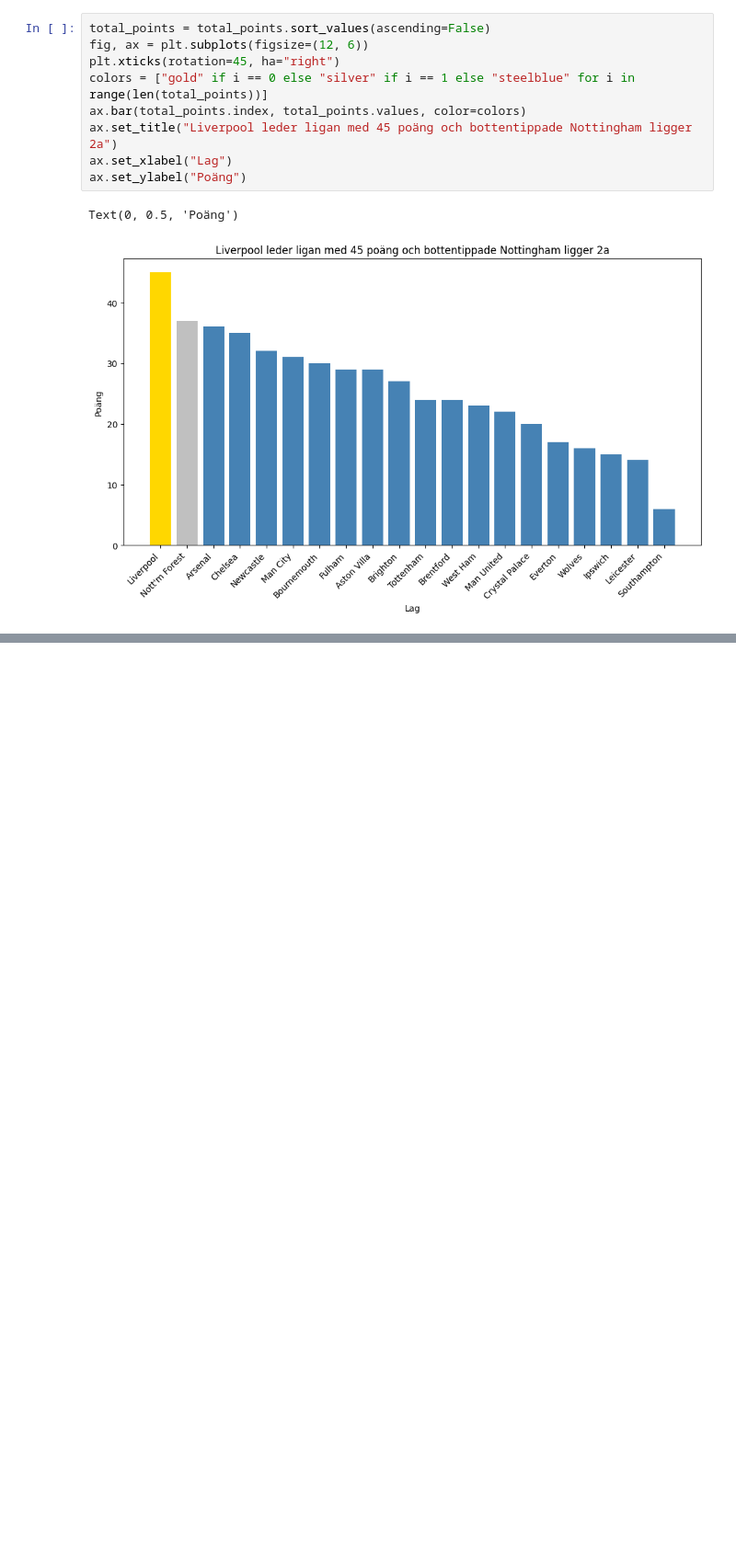
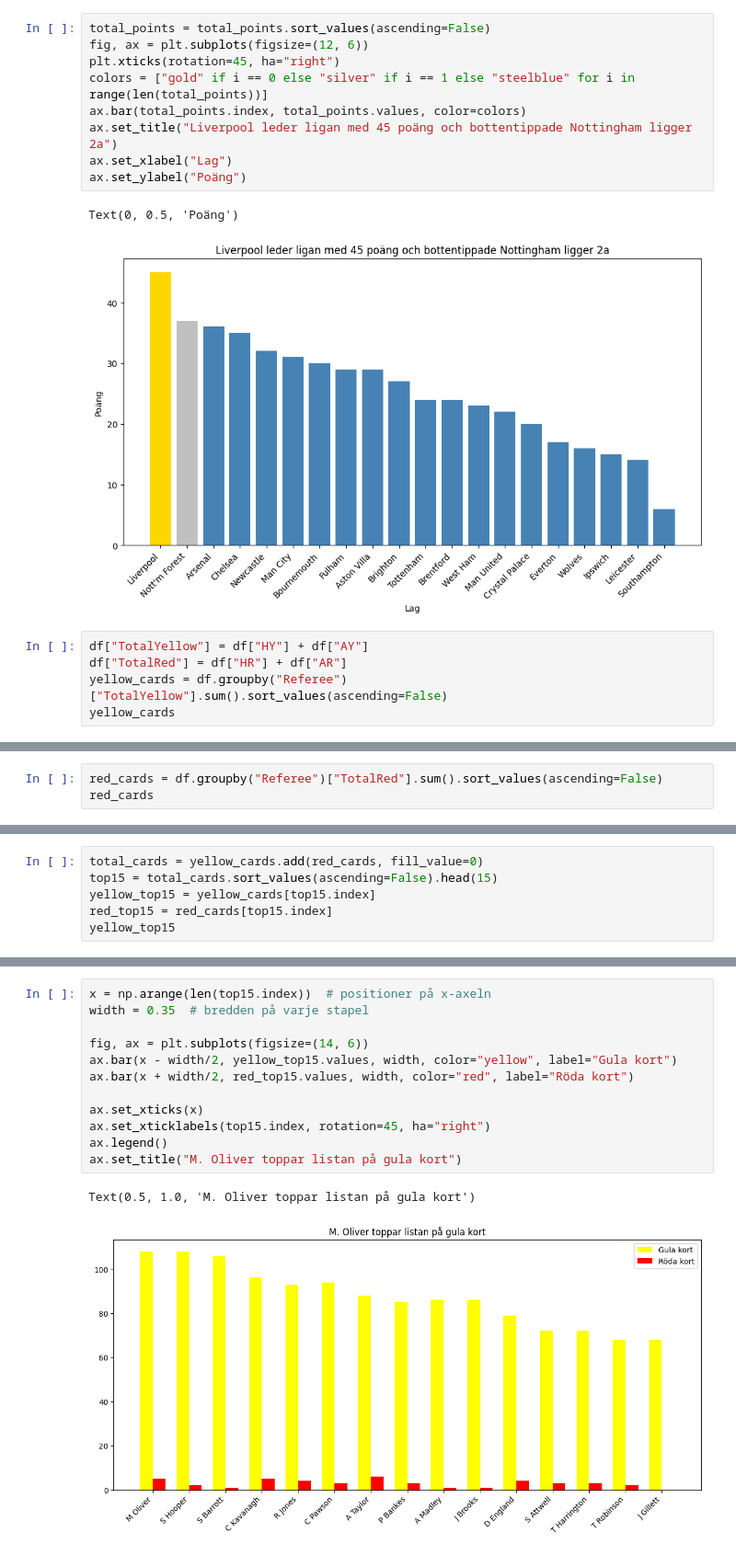
Before and after one commit to OliverApel96/kk1-premier-league, a Jupyter notebook: notebook.ipynb, the cells around one changed output, grey strips where cells are left out. Shown at 92% size. Cells and saved outputs as stored; diff of their text form; blank space fills up the shorter version.

Commit message:
Yellow and red cards per game, to see Referees total.

```diff
--- a/notebook.ipynb
+++ b/notebook.ipynb
@@ -64,3 +64,8 @@ ax.set_ylabel("Poäng")
 # %% [output]
 Text(0, 0.5, 'Poäng')
 [figure]
+# %%
+df["TotalYellow"] = df["HY"] + df["AY"]
+df["TotalRed"] = df["HR"] + df["AR"]
+yellow_cards = df.groupby("Referee")["TotalYellow"].sum().sort_values(ascending=False)
+yellow_cards
@@ -66,0 +90,3 @@ Text(0, 0.5, 'Poäng')
+# %%
+red_cards = df.groupby("Referee")["TotalRed"].sum().sort_values(ascending=False)
+red_cards
@@ -66,0 +111,6 @@ Text(0, 0.5, 'Poäng')
+# %%
+total_cards = yellow_cards.add(red_cards, fill_value=0)
+top15 = total_cards.sort_values(ascending=False).head(15)
+yellow_top15 = yellow_cards[top15.index]
+red_top15 = red_cards[top15.index]
+yellow_top15
@@ -66,0 +135,15 @@ Text(0, 0.5, 'Poäng')
+# %%
+x = np.arange(len(top15.index))  # positioner på x-axeln
+width = 0.35  # bredden på varje stapel
+
+fig, ax = plt.subplots(figsize=(14, 6))
+ax.bar(x - width/2, yellow_top15.values, width, color="yellow", label="Gula kort")
+ax.bar(x + width/2, red_top15.values, width, color="red", label="Röda kort")
+
+ax.set_xticks(x)
+ax.set_xticklabels(top15.index, rotation=45, ha="right")
+ax.legend()
+ax.set_title("M. Oliver toppar listan på gula kort")
+# %% [output]
+Text(0.5, 1.0, 'M. Oliver toppar listan på gula kort')
+[figure, added]
```
Also changed, not shown: parts of 3 cells of this notebook.
